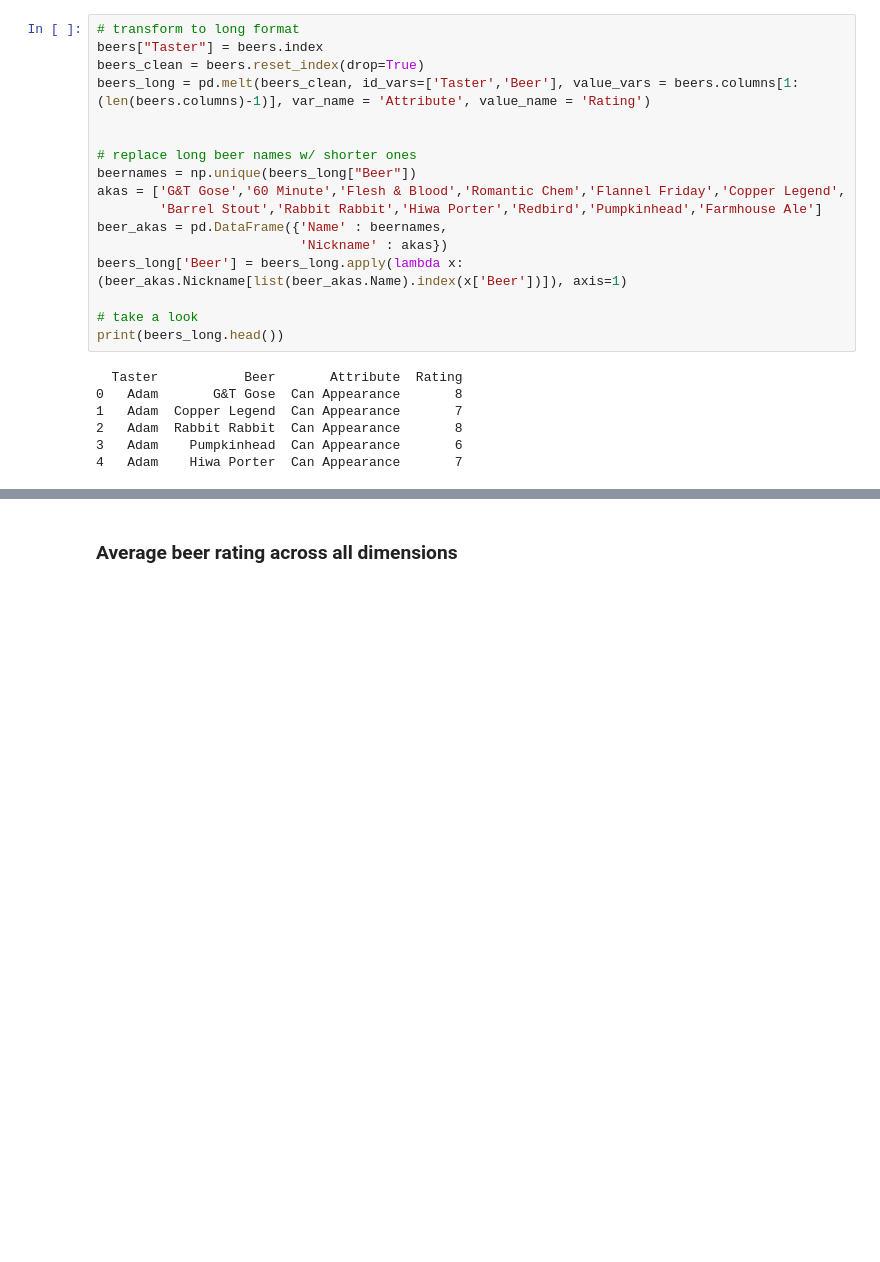
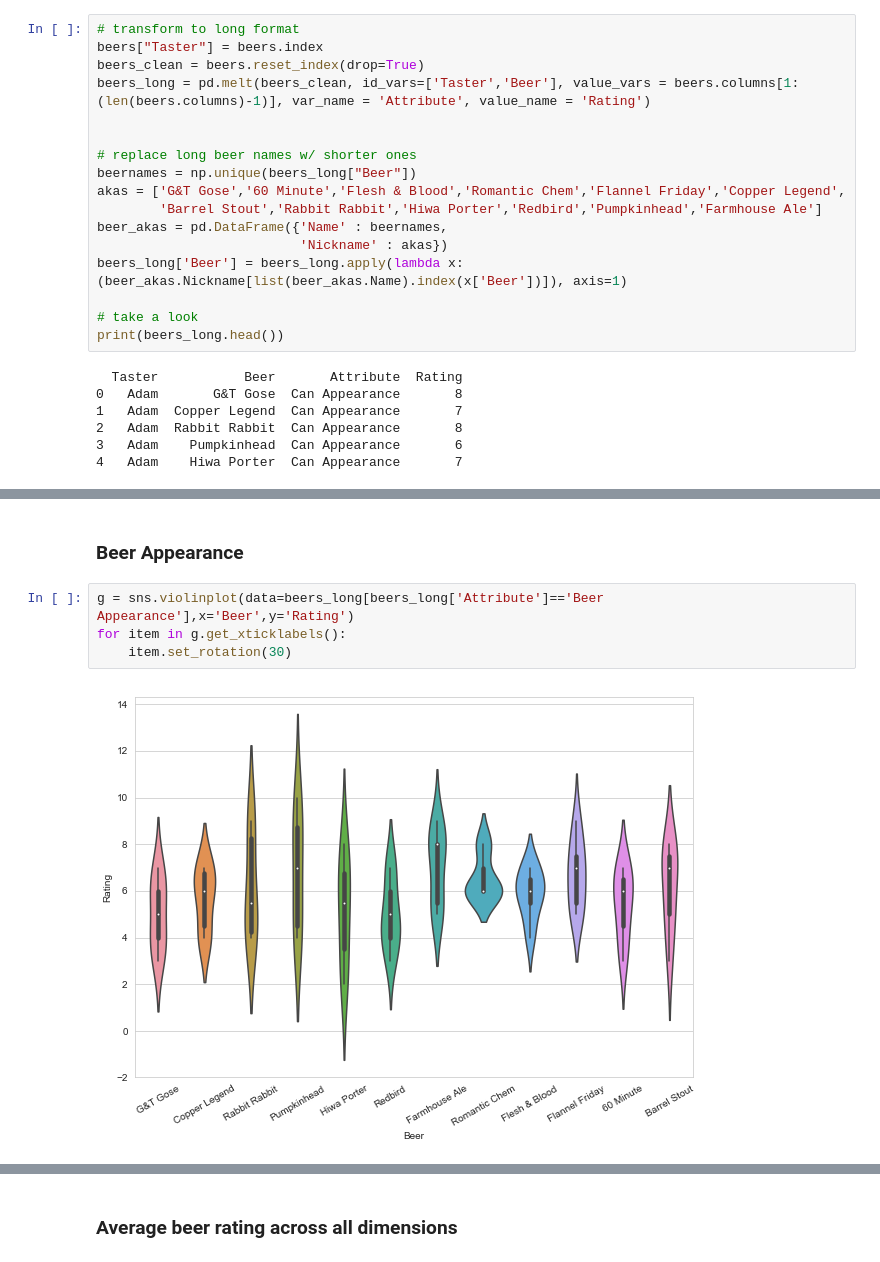
Before and after one commit to mbluestone/memolab-beer, a Jupyter notebook: memobeer.ipynb, the cells around one changed output, grey strips where cells are left out. Cells and saved outputs as stored; diff of their text form; blank space fills up the shorter version.

```diff
--- a/memobeer.ipynb
+++ b/memobeer.ipynb
@@ -100,0 +113,8 @@ print(beers_long.head())
+# %% [markdown]
+### Beer Appearance
+# %%
+g = sns.violinplot(data=beers_long[beers_long['Attribute']=='Beer Appearance'],x='Beer',y='Rating')
+for item in g.get_xticklabels():
+    item.set_rotation(30)
+# %% [output]
+[figure, added]
```
Also changed, not shown: parts of 18 cells of this notebook.
